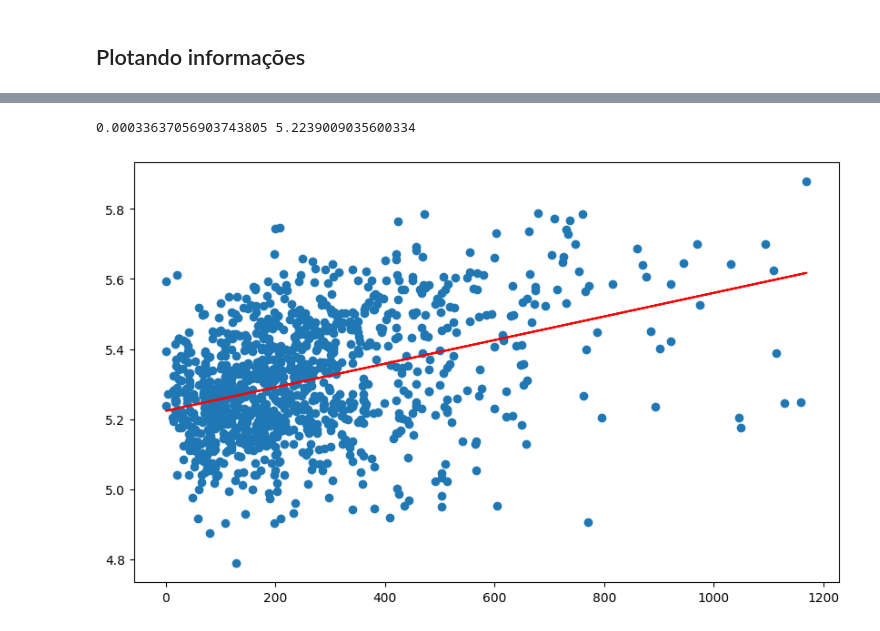
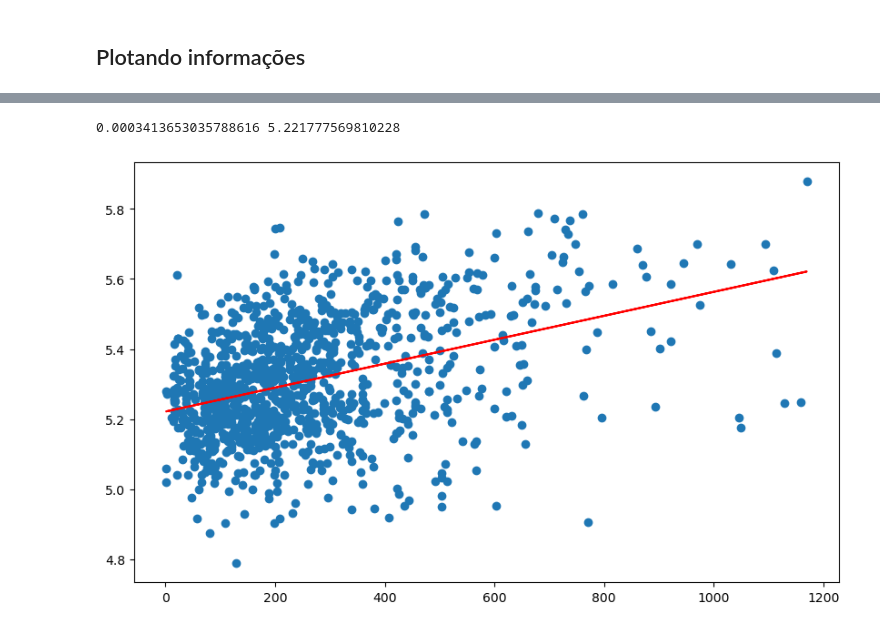
Before and after one commit to RodrigoAnciaes/projeto1-ml-ames-mlops, a Jupyter notebook: notebooks/projeto1-feature-eng.ipynb, the cells around one changed output, grey strips where cells are left out. Saved outputs shown, nothing was run; the diff lists cells and outputs as text; code cells hidden in the pictures.

```diff
--- a/notebooks/projeto1-feature-eng.ipynb
+++ b/notebooks/projeto1-feature-eng.ipynb
@@ -52,17 +52,18 @@ print(m, b)
 # %%
 test = data[data['Mas.Vnr.Area'] <= 1200]
+test = test[test['Mas.Vnr.Area'] > 0]
 # test = data[data['Mas.Vnr.Area'] <= 1000000]
 # sns.scatterplot(x='Mas.Vnr.Area', y='SalePrice', data=test)
 # sns.regplot(x='Mas.Vnr.Area', y='SalePrice', data=test, scatter=False)
 plt.figure(figsize=(10, 6))
 plt.scatter(x='Mas.Vnr.Area', y='SalePrice', data=test)
 m, b = np.polyfit(test['Mas.Vnr.Area'], test['SalePrice'], 1)
 plt.plot(test['Mas.Vnr.Area'], m*test['Mas.Vnr.Area'] + b, color='red');
 
 print (m, b)
 # %% [output]
-0.00033637056903743805 5.2239009035600334
+0.0003413653035788616 5.221777569810228
-[figure, old version]
+[figure, new version]
 # %%
 plt.hist(np.log(data['Lot.Area']), bins=100);
 # %% [output]
```
Also changed, not shown: parts of 28 cells of this notebook, 1 other file.
